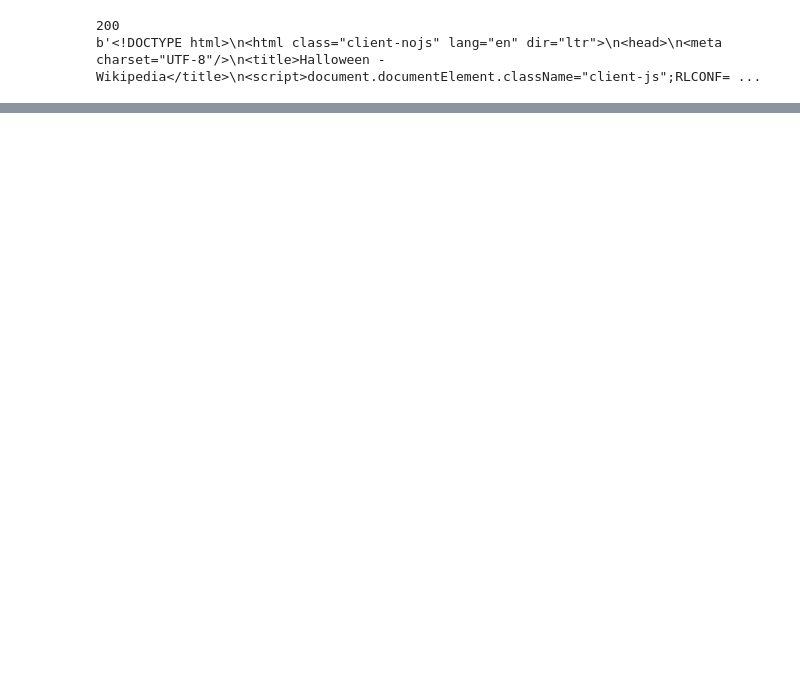
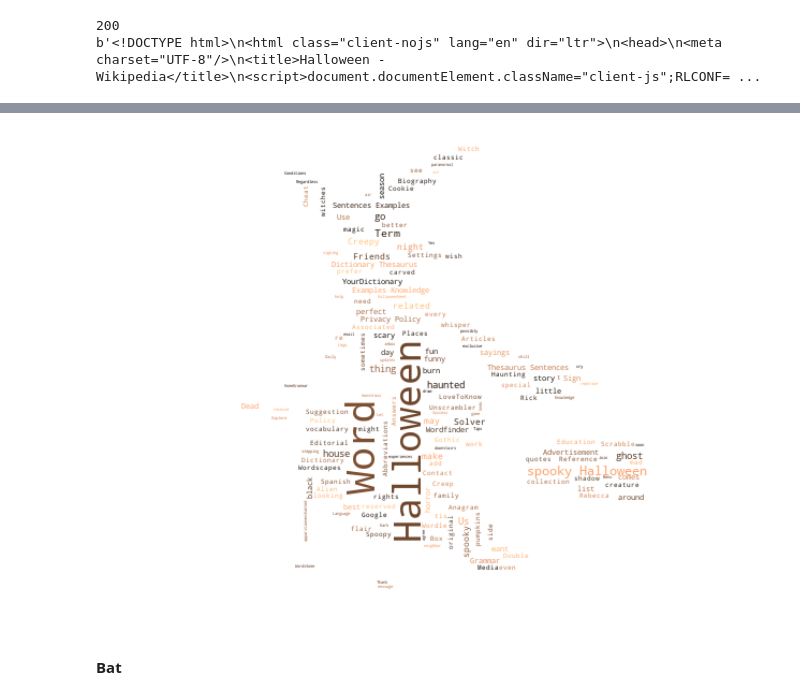
Before and after one commit to m3redithw/data-science-visualizations, a Jupyter notebook: WordClouds/halloween.ipynb, the cells around one changed output, grey strips where cells are left out. Cells and saved outputs as stored; diff of their text form; code cells hidden in the pictures; blank space fills up the shorter version.

```diff
--- a/WordClouds/halloween.ipynb
+++ b/WordClouds/halloween.ipynb
@@ -27,0 +54,12 @@ pumpkin_text = prepare.clean(pumpkin_text)
+# %%
+# get URL
+spooky = requests.get("https://grammar.yourdictionary.com/word-lists/spooky-halloween-words.html")
+
+# display status code
+print(spooky.status_code)
+
+# display scrapped data
+print(spooky.content)
+
+# store content into variable
+spooky_text = BeautifulSoup(spooky.content, 'html.parser').text
@@ -27,0 +69,3 @@ pumpkin_text = prepare.clean(pumpkin_text)
+# %%
+# use function to clean text
+spooky_text = prepare.clean(spooky_text)
@@ -40,0 +128,15 @@ plt.show()
+# %%
+# Importing mask
+spooky_mask = np.array(Image.open('./spooky.jpeg'))
+# %%
+# Plot the wordcloud with the mask applied
+wc = WordCloud(background_color='white', mask= spooky_mask, colormap = 'copper').generate(spooky_text)
+plt.figure(figsize=[10,10])
+plt.tight_layout()
+plt.imshow(wc, interpolation="bilinear")
+plt.axis("off")
+plt.show()
+# %% [output]
+[figure, added]
+# %% [markdown]
+**Bat**
```
Also changed, not shown: parts of 21 cells of this notebook.
